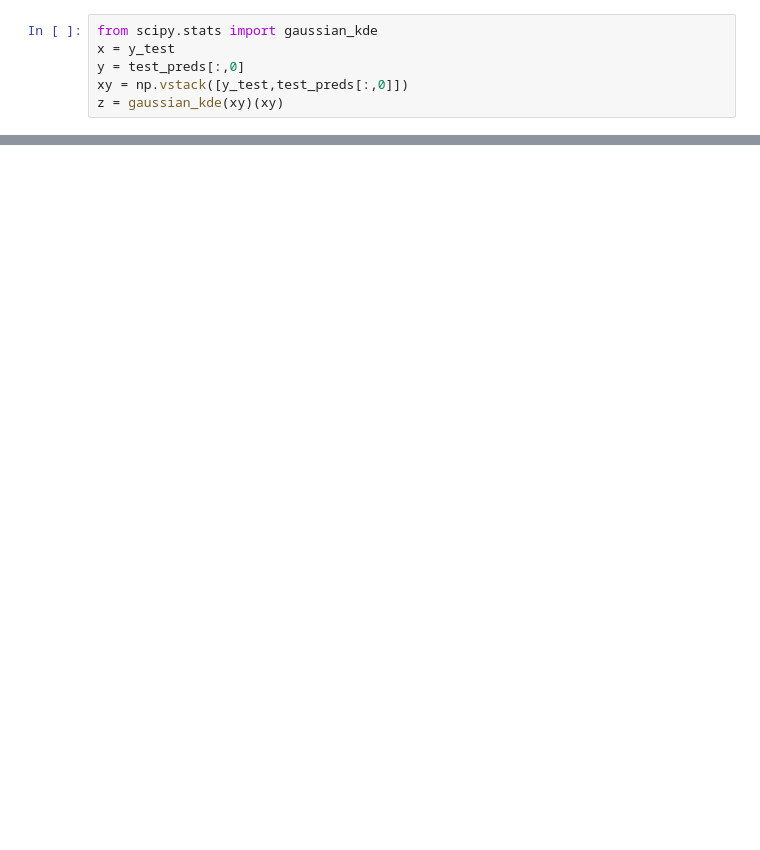
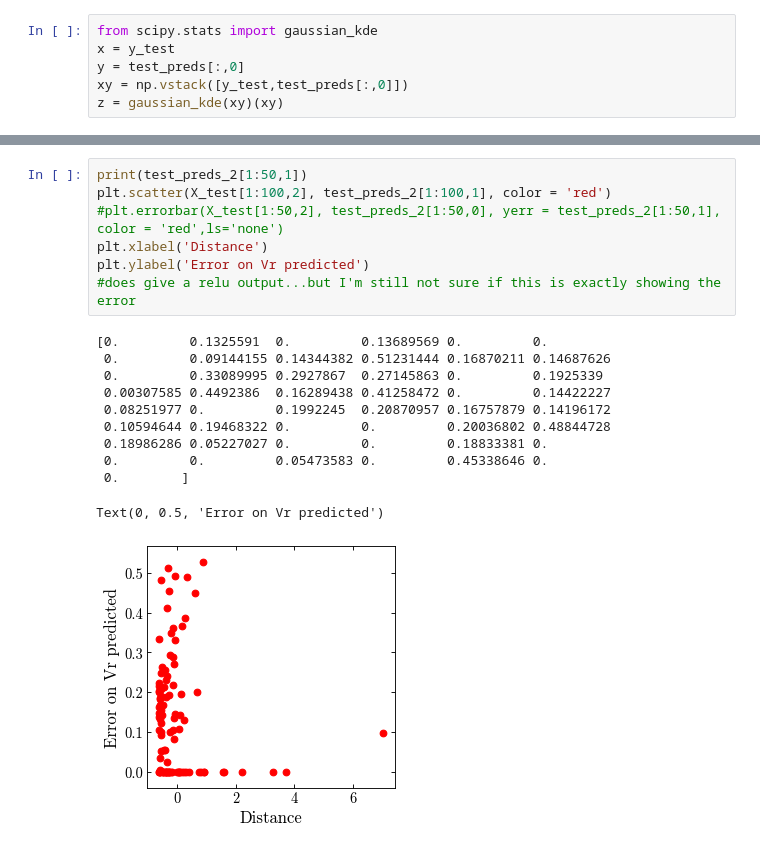
Before and after one commit to adropulic/datax_gaia, a Jupyter notebook: RVTrial2.ipynb, the cells around one changed output, grey strips where cells are left out. Drawn from its saved outputs; the diff is of its cells as text; blank space fills up the shorter version.

```diff
--- a/RVTrial2.ipynb
+++ b/RVTrial2.ipynb
@@ -392,0 +516,19 @@ fig.colorbar(cax)
+# %%
+print(test_preds_2[1:50,1])
+plt.scatter(X_test[1:100,2], test_preds_2[1:100,1], color = 'red')
+#plt.errorbar(X_test[1:50,2], test_preds_2[1:50,0], yerr = test_preds_2[1:50,1], color = 'red',ls='none')
+plt.xlabel('Distance')
+plt.ylabel('Error on Vr predicted')
+#does give a relu output...but I'm still not sure if this is exactly showing the error
+# %% [output]
+[0.         0.1325591  0.         0.13689569 0.         0.
+ 0.         0.09144155 0.14344382 0.51231444 0.16870211 0.14687626
+ 0.         0.33089995 0.2927867  0.27145863 0.         0.1925339
+ 0.00307585 0.4492386  0.16289438 0.41258472 0.         0.14422227
+ 0.08251977 0.         0.1992245  0.20870957 0.16757879 0.14196172
+ 0.10594644 0.19468322 0.         0.         0.20036802 0.48844728
+ 0.18986286 0.05227027 0.         0.         0.18833381 0.
+ 0.         0.         0.05473583 0.         0.45338646 0.
+ 0.        ]
+Text(0, 0.5, 'Error on Vr predicted')
+[figure, added]
```
Also changed, not shown: parts of 17 cells of this notebook.
